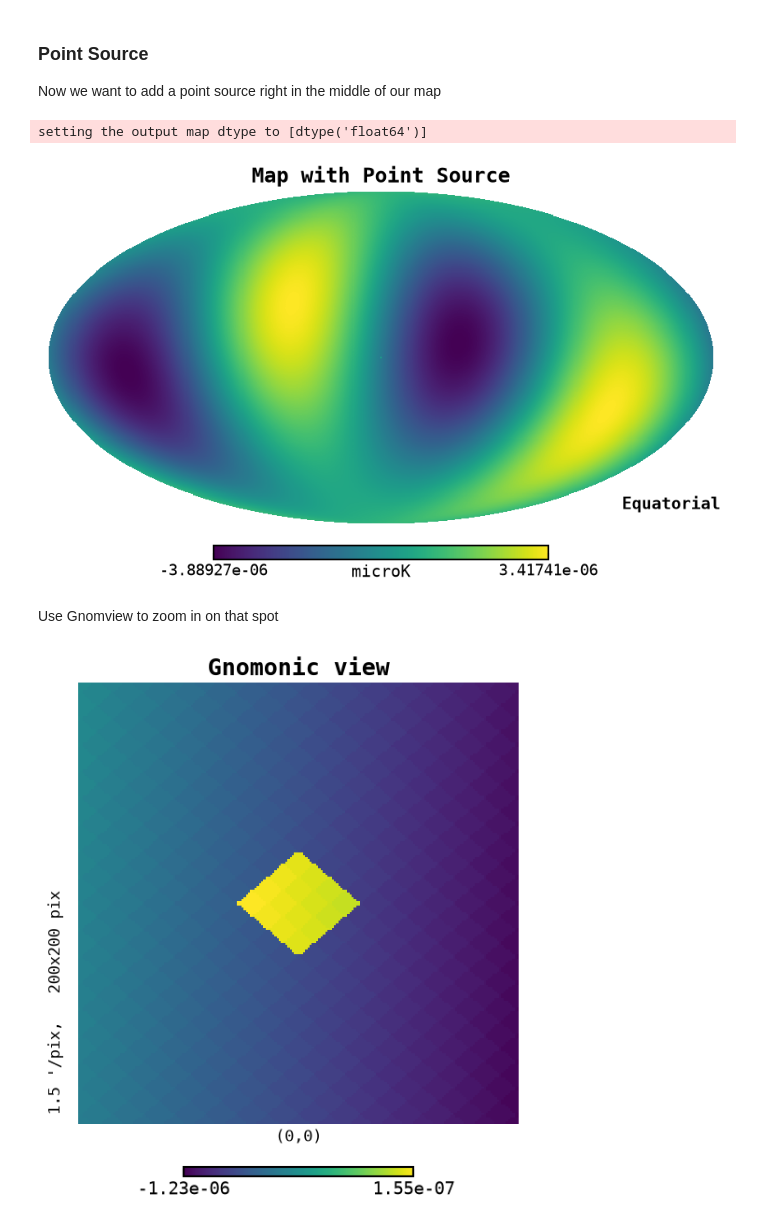
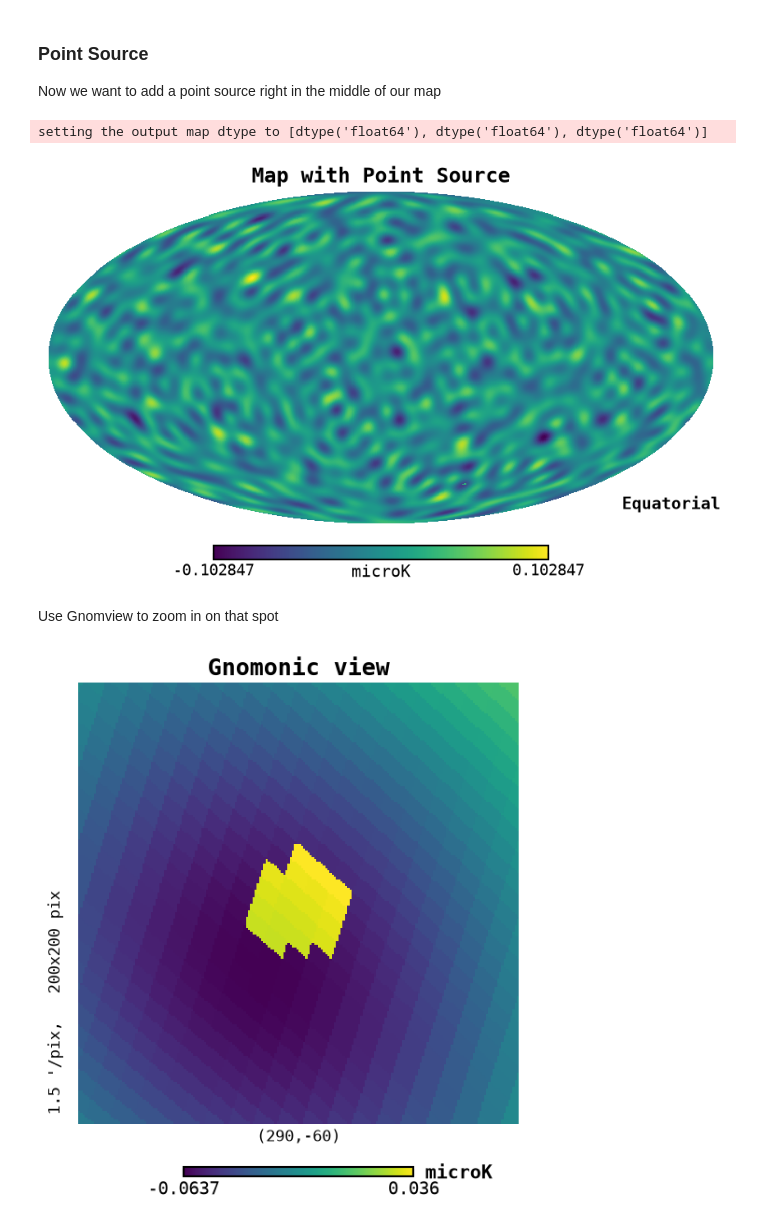
Before and after one commit to henry-e-n/SO_PointingReqs, a Jupyter notebook: sim_sky_maps/blank_map.ipynb, the cells around one changed output. Drawn from its saved outputs; the diff is of its cells as text; code cells hidden in the pictures.

```diff
--- a/sim_sky_maps/blank_map.ipynb
+++ b/sim_sky_maps/blank_map.ipynb
@@ -26,8 +26,8 @@ matplotlib.style.use('/shared_home/henachman/.matplotlib/stylelib/HNCustomMono.m
 
 lat_fwhm = 200*u.arcsec
 # Define the coordinates of the point source in sky coordinates
-lon = 0.0 * u.deg
-lat = 0.0 * u.deg
+lon = 290.0 * u.deg
+lat = -60.0 * u.deg
 source_size = (1*lat_fwhm).to(u.rad)
 # %% [markdown]
 ## High Resolution Small Map
@@ -65,20 +66,19 @@ output_file = os.path.join(out_dir, "blank_map.fits")
 # We will create a blank map
 print((hp.pixelfunc.nside2resol(nside, arcmin=True)*u.arcmin).to(u.arcsec))
 # create a Cl array with zeros
-cl = np.zeros(hp.sphtfunc.Alm.getsize(nside))
+cl = np.zeros((4, hp.sphtfunc.Alm.getsize(nside)))
 
-print(cl)
 
 # The current Cls are 0 - but you can adjust
-cl[2] = 10
-
-print(cl)
+cl[:, 15] = 10
+cl[:, 25] = 5
+cl[:, 35] = 5
 
 # Create a blank map using the Cl array
 map_ring = hp.synfast(cl, nside=nside, fwhm=lat_fwhm.to_value(u.radian))
-output_map = 1e-6 * hp.reorder(map_ring, inp='RING', out='NEST')  # Convert to NESTED ordering and scale to microK
+output_map = 3e-3 * hp.reorder(map_ring, inp='RING', out='NEST')  # Convert to NESTED ordering and scale to microK
 # Save the blank map to a FITS file
-hp.write_map(output_file, output_map, nest=True, overwrite=True)
+# hp.write_map(output_file, output_map, nest=True, overwrite=True)
 
-hp.mollview(output_map, title="Blank Map", unit="microK", nest=True)
+hp.mollview(output_map[0], title="Blank Map", unit="microK", nest=True)
 # %% [output]
@@ -100,21 +97,19 @@ vec = hp.ang2vec(lon.value, lat.value, lonlat=True)
 # Find the indices of all the pixels within x degrees of that point
 source_size = (10*lat_fwhm).to(u.rad)
 pixel_inds = hp.query_disc(nside, vec=vec, radius=source_size.value, nest=True)
-
 # Add a point source to the map at the specified pixel index
-output_map[pixel_inds] += 1e-6  # Add a point source with an amplitude of 1 microK
-
+output_map[0, pixel_inds] += 6e-2  # Add a point source with an amplitude of 1 microK
 # Save the updated map with the point source to a new FITS file
 output_file_with_source = os.path.join(out_dir, "map_with_point_source.fits")
 hp.write_map(output_file_with_source, output_map, nest=True, overwrite=True)
-hp.mollview(output_map, title="Map with Point Source", unit="microK", nest=True, coord=["C"])
+hp.mollview(output_map[0], title="Map with Point Source", unit="microK", nest=True, coord=["C"])
 # %% [output]
-setting the output map dtype to [dtype('float64')]
+setting the output map dtype to [dtype('float64'), dtype('float64'), dtype('float64')]
-[figure, old version]
+[figure, new version]
 # %% [markdown]
 Use Gnomview to zoom in on that spot
 # %%
 # Convert the vector in theta phi to lon lat
-hp.gnomview(output_map, rot=[lon.value, lat.value], xsize=200, nest=True)
+hp.gnomview(output_map[0], rot=[lon.value, lat.value], unit="microK", xsize=200, nest=True)
 # %% [output]
-[figure, old version]
+[figure, new version]
```
Also changed, not shown: parts of 3 cells of this notebook, 16 other files.
